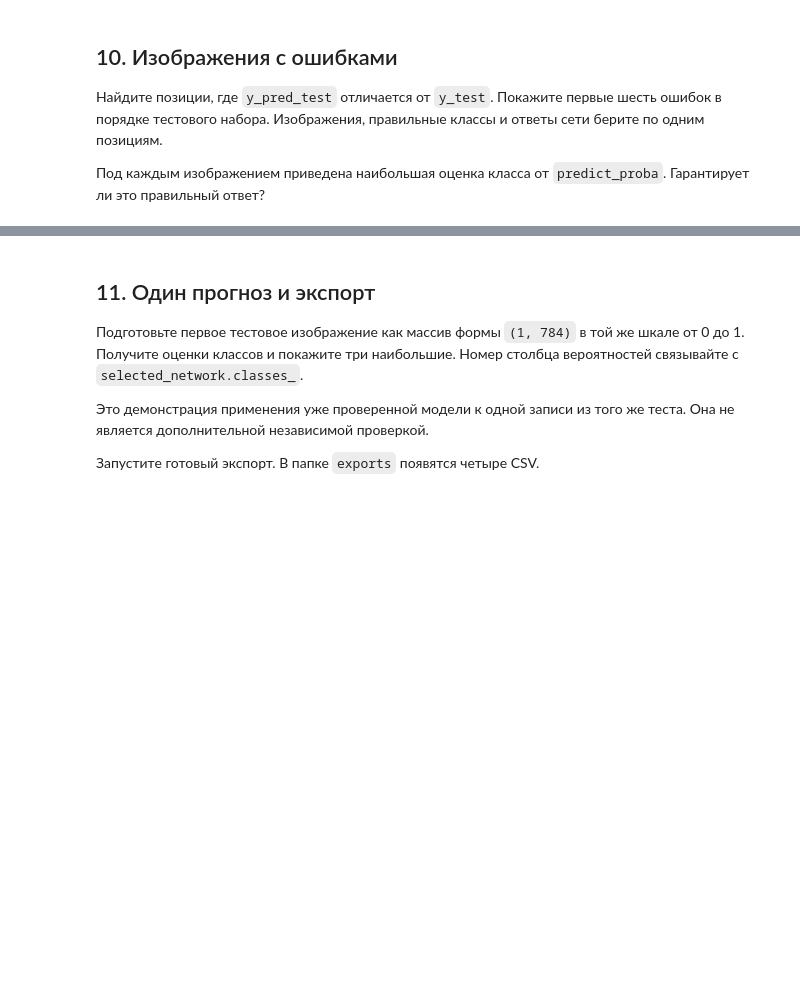
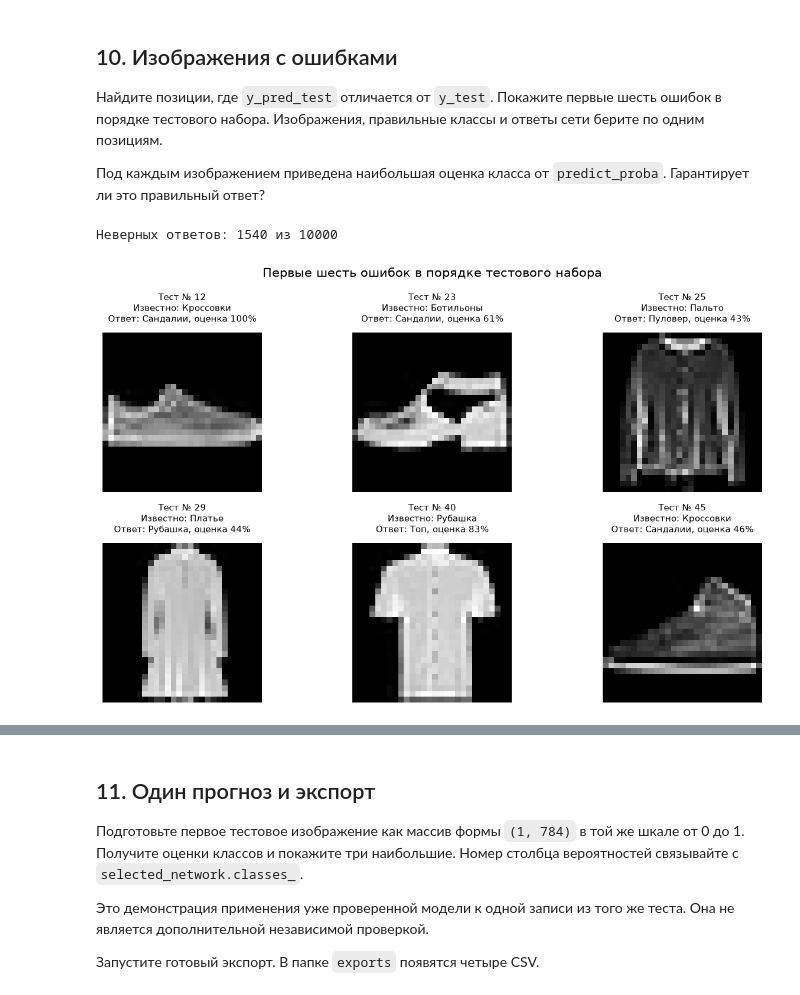
Before and after one commit to thundersen48/General_repository, a Jupyter notebook: study/the_basics_of_ai_lb5/Нейронные сети.ipynb, the cells around one changed output, grey strips where cells are left out. Cells and saved outputs as stored; diff of their text form; code cells hidden in the pictures; blank space fills up the shorter version.

```diff
--- a/study/the_basics_of_ai_lb5/Нейронные сети.ipynb
+++ b/study/the_basics_of_ai_lb5/Нейронные сети.ipynb
@@ -125,8 +151,8 @@ print('Первые 12 значений первой записи:', X_train[0,
 linear = LogisticRegression(max_iter=500, tol=0.001, random_state=RANDOM_STATE)
 started = perf_counter()
 with threadpool_limits(limits=MODEL_THREADS):
-    ...  # обучить linear
-    y_valid_linear = ...  # ответы linear для валидации
+    linear.fit(X_train, y_train)  # обучить linear
+    y_valid_linear = linear.predict(X_valid)  # ответы linear для валидации
 linear_seconds = perf_counter() - started
 print(f'Accuracy, валидация: {accuracy_score(y_valid, y_valid_linear):.2%}')
 print(f'Обучение и прогноз заняли {linear_seconds:.1f} с на этой машине')
@@ -224,9 +276,9 @@ with threadpool_limits(limits=MODEL_THREADS):
         valid_prediction = model.predict(X_valid)
         validation_rows.append({
             'Модель': name,
-            'Accuracy, обучение': ...,
-            'Accuracy, валидация': ...,
-            'F1 macro, валидация': ...,
+            'Accuracy, обучение': accuracy_score(y_train, model.predict(X_train)),
+            'Accuracy, валидация': accuracy_score(y_valid, valid_prediction),
+            'F1 macro, валидация': f1_score(y_valid, valid_prediction, average='macro', zero_division=0),
         })
 validation_results = pd.DataFrame(validation_rows)
 display(validation_results.round(4))
@@ -250,6 +309,6 @@ plt.show()
 записи в её обучение не добавляем.
 # %%
 network_results = validation_results[validation_results['Модель'].isin(['MLP 16', 'MLP 64'])]
-best_network_name = ...  # имя сети по правилу из задания
+best_network_name = network_results.loc[network_results['Accuracy, валидация'].idxmax(), 'Модель']  # имя сети по правилу из задания
 selected_network = models[best_network_name]
 print('Выбор по валидации:', best_network_name)
@@ -270,16 +331,16 @@ with np.load(DATA_PATH, allow_pickle=False) as data:
     images_test = data['images_test']
     y_test = data['labels_test']
     test_ids = data['test_source_indices']
-X_test = ...  # та же форма, тип и шкала, что у учебных данных
+X_test = images_test.reshape(len(images_test), -1).astype(np.float32) / np.float32(255.0)  # та же форма, тип и шкала, что у учебных данных
 with threadpool_limits(limits=MODEL_THREADS):
-    y_pred_test = ...  # ответы выбранной сети
+    y_pred_test = selected_network.predict(X_test)  # ответы выбранной сети
     y_pred_linear_test = linear.predict(X_test)
     test_probabilities = selected_network.predict_proba(X_test)
 test_results = pd.DataFrame([
     {'Модель': 'Линейная модель', 'Accuracy, тест': accuracy_score(y_test, y_pred_linear_test),
      'F1 macro, тест': f1_score(y_test, y_pred_linear_test, average='macro', zero_division=0)},
-    {'Модель': best_network_name, 'Accuracy, тест': ...,
-     'F1 macro, тест': ...},
+    {'Модель': best_network_name, 'Accuracy, тест': accuracy_score(y_test, y_pred_test),
+     'F1 macro, тест': f1_score(y_test, y_pred_test, average='macro', zero_division=0)},
 ])
 assert len(y_pred_test) == len(y_test) == 10000
 assert np.allclose(test_probabilities.sum(axis=1), 1, atol=1e-5)
@@ -309,23 +381,26 @@ assert matrix_display.confusion_matrix.sum() == len(y_test)
 Под каждым изображением приведена наибольшая оценка класса от `predict_proba`.
 Гарантирует ли это правильный ответ?
 # %%
-mistake_positions = ...  # номера позиций с неверным ответом
+mistake_positions = np.flatnonzero(y_pred_test != y_test)  # номера позиций с неверным ответом
 print('Неверных ответов:', len(mistake_positions), 'из', len(y_test))
 error_positions = mistake_positions[:6]
 fig, axes = plt.subplots(2, 3, figsize=(12, 7))
 for ax, position in zip(axes.flat, error_positions):
     predicted = y_pred_test[position]
     score = test_probabilities[position].max()
     ax.imshow(images_test[position], cmap='gray', vmin=0, vmax=255)
     ax.set_title(f'Тест № {test_ids[position]}\n'
                  f'Известно: {CLASS_SHORT[y_test[position]]}\n'
                  f'Ответ: {CLASS_SHORT[predicted]}, оценка {score:.0%}', fontsize=10)
     ax.axis('off')
 for ax in axes.flat[len(error_positions):]:
     ax.axis('off')
 fig.suptitle('Первые шесть ошибок в порядке тестового набора', fontsize=14)
 plt.tight_layout()
 plt.show()
+# %% [output]
+Неверных ответов: 1540 из 10000
+[figure, added]
 # %% [markdown]
 Выберите одну ошибку. Какие детали изображения могли затруднить различение?
 Запишите предположение и отделите его от того, что вы действительно видите.
```
Also changed, not shown: parts of 20 cells of this notebook, 5 other files.
